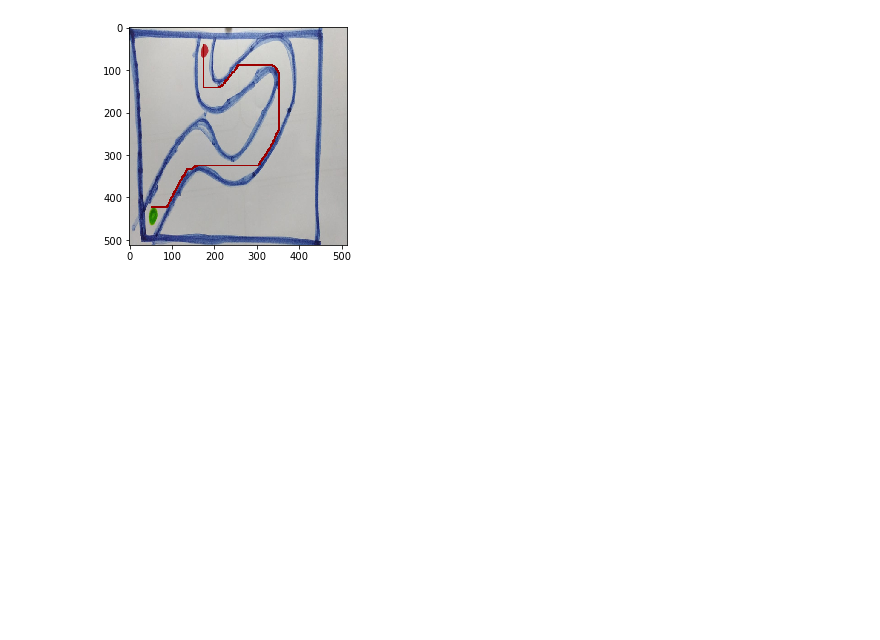
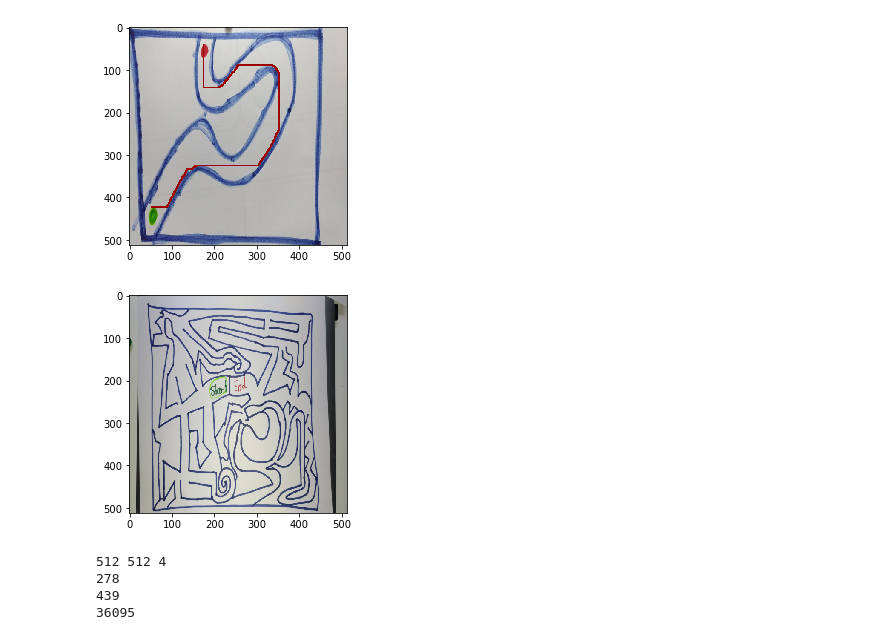
Before and after one commit to Eyecandy/mazeSolver, a Jupyter notebook: MazeSolver.ipynb, the cells around one changed output. Saved outputs shown, nothing was run; the diff lists cells and outputs as text; code cells hidden in the pictures; blank space fills up the shorter version.

Commit message:
adv drawing maze

```diff
--- a/MazeSolver.ipynb
+++ b/MazeSolver.ipynb
@@ -238,3 +238,63 @@ plt.imshow(drawn)
 plt.show()
 # %% [output]
 [figure]
+# %%
+advancedMaze = plt.imread('advancedMaze.png')
+plt.imshow(advancedMaze)
+plt.show()
+# %% [output]
+[figure, added]
+# %%
+#remove all starting and end point pixels
+import matplotlib
+
+def hue_distance(h1,h2):
+    h = 0
+    if(h2 > 0.5):
+        h = abs(1-h2)
+    else:
+        h = abs(h2-h1)
+    if (h == 1):
+        return 0.0
+    else:
+        return h
+y,x, z =  advancedMaze.shape
+print y,x,z
+start = []
+start_found = False
+end = []
+end_found = False
+all_end = []
+red = []
+green = []
+black = []
+r1 = 340./360
+r2 = 20.0/360.0
+g1 = 82./360.
+g2 = 120./360.
+b1 = 200./360
+b2 = 250./360
+
+for i in range(y):
+    for j in range(1, x):
+        rgb = advancedMaze[i, j]
+        hsv = matplotlib.colors.rgb_to_hsv(rgb[:-1])
+        hue = hsv[0]
+        sat = hsv[1]
+        val = hsv[2]
+        if hsv[0] >= r1 or hsv[0] <= r2:
+            if sat > 0.2:
+                red.append((i,j))
+        elif  hue >= g1 and hue <= g2 and sat > 0.2:
+            green.append((i,j))
+        elif hue >= b1 and hue <= b2 and sat > 0.2:
+            black.append((i,j))
+
+print len(red)
+print len(green)
+print len(black)
+# %% [output]
+512 512 4
+278
+439
+36095
```
Also changed, not shown: parts of 14 cells of this notebook, 3 other files.
